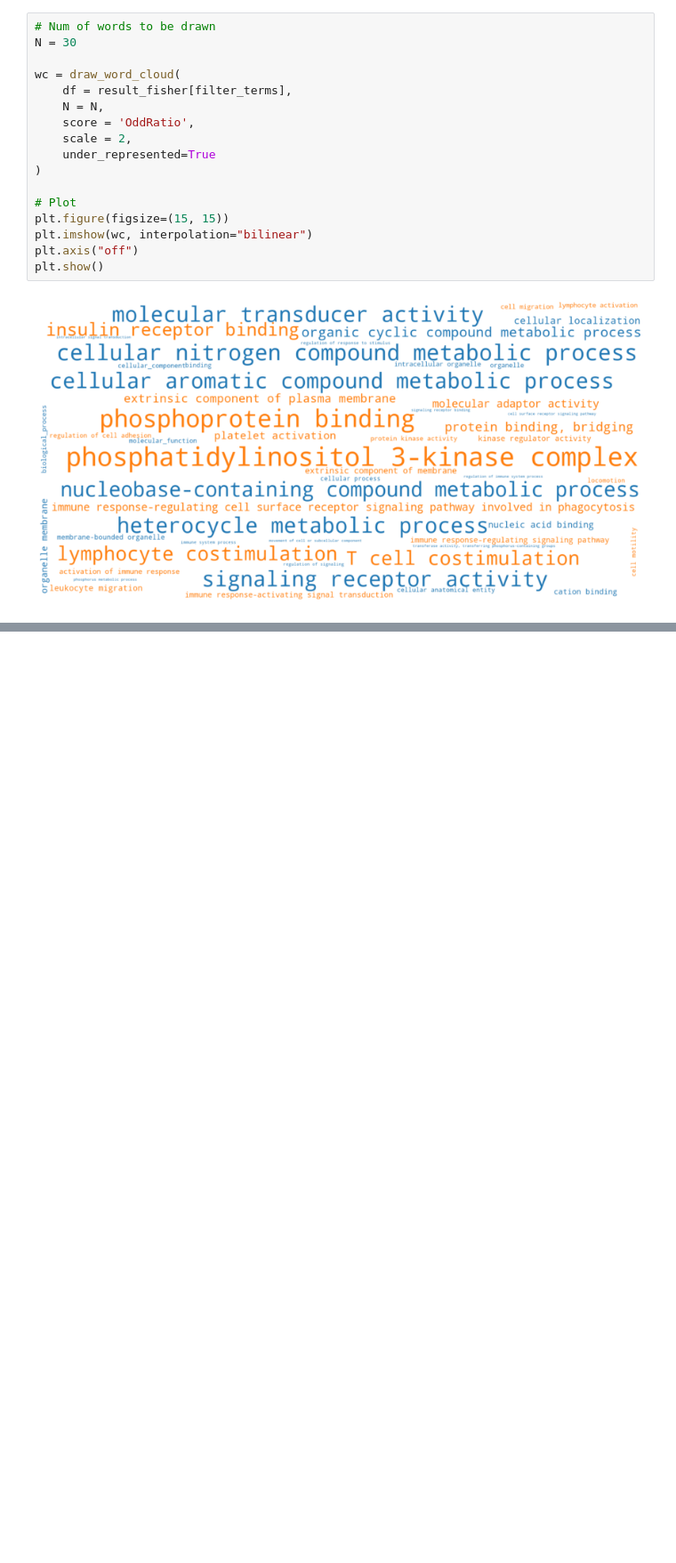
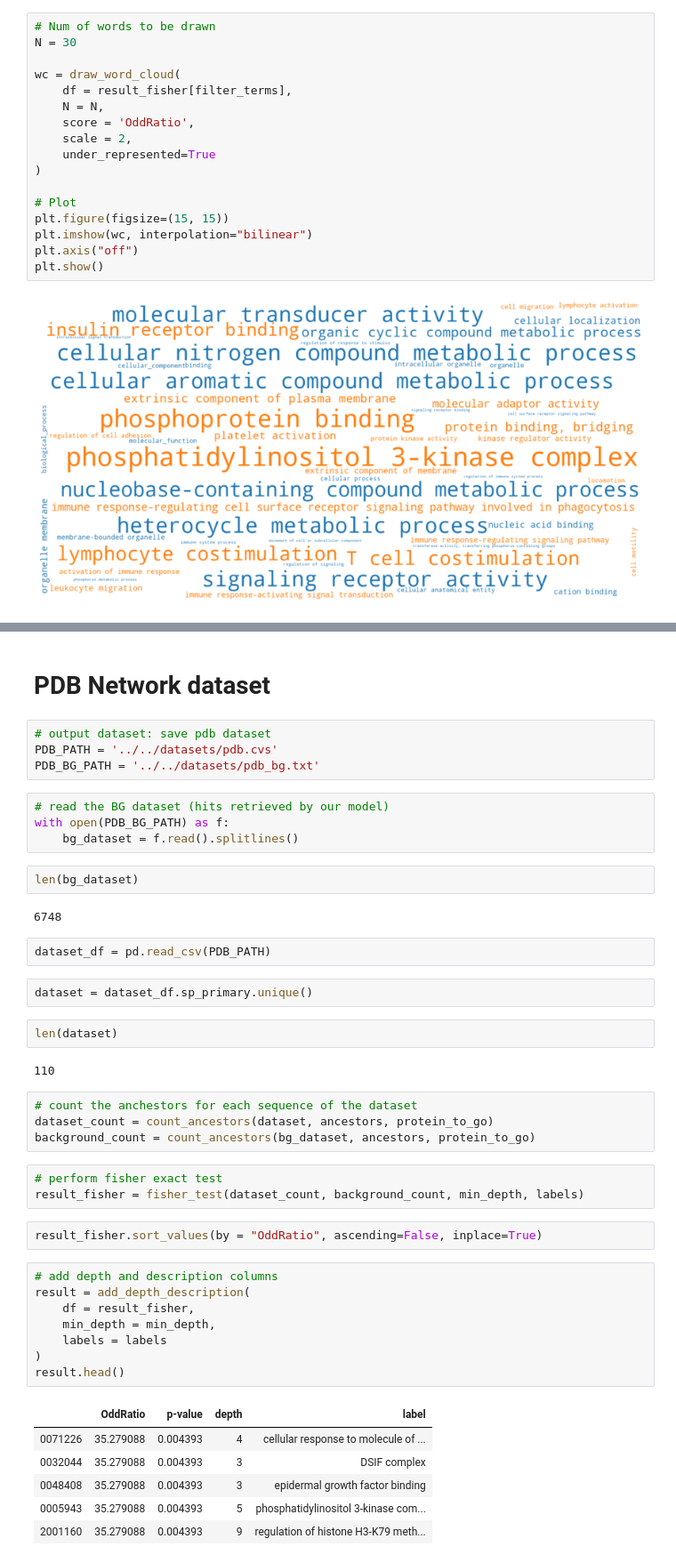
Before and after one commit to Mmiglio/BiologicalData, a Jupyter notebook: code/part2/GeneOntology.ipynb, the cells around one changed output, grey strips where cells are left out. Shown at 89% size. Drawn from its saved outputs; the diff is of its cells as text; blank space fills up the shorter version.

```diff
--- a/code/part2/GeneOntology.ipynb
+++ b/code/part2/GeneOntology.ipynb
@@ -110,0 +214,46 @@ plt.show()
+# %% [markdown]
+# PDB Network dataset
+# %%
+# output dataset: save pdb dataset
+PDB_PATH = '../../datasets/pdb.cvs'
+PDB_BG_PATH = '../../datasets/pdb_bg.txt'
+# %%
+# read the BG dataset (hits retrieved by our model)
+with open(PDB_BG_PATH) as f:
+    bg_dataset = f.read().splitlines()
+# %%
+len(bg_dataset)
+# %% [output]
+6748
+# %%
+dataset_df = pd.read_csv(PDB_PATH)
+# %%
+dataset = dataset_df.sp_primary.unique()
+# %%
+len(dataset)
+# %% [output]
+110
+# %%
+# count the anchestors for each sequence of the dataset
+dataset_count = count_ancestors(dataset, ancestors, protein_to_go)
+background_count = count_ancestors(bg_dataset, ancestors, protein_to_go)
+# %%
+# perform fisher exact test
+result_fisher = fisher_test(dataset_count, background_count, min_depth, labels)
+# %%
+result_fisher.sort_values(by = "OddRatio", ascending=False, inplace=True)
+# %%
+# add depth and description columns
+result = add_depth_description(
+    df = result_fisher,
+    min_depth = min_depth,
+    labels = labels
+)
+result.head()
+# %% [output]
+|  | OddRatio | p-value | depth | label |
+| 0071226 | 35.279088 | 0.004393 | 4 | cellular response to molecule of ... |
+| 0032044 | 35.279088 | 0.004393 | 3 | DSIF complex |
+| 0048408 | 35.279088 | 0.004393 | 3 | epidermal growth factor binding |
+| 0005943 | 35.279088 | 0.004393 | 5 | phosphatidylinositol 3-kinase com... |
+| 2001160 | 35.279088 | 0.004393 | 9 | regulation of histone H3-K79 meth... |
```
Also changed, not shown: parts of 14 cells of this notebook.
